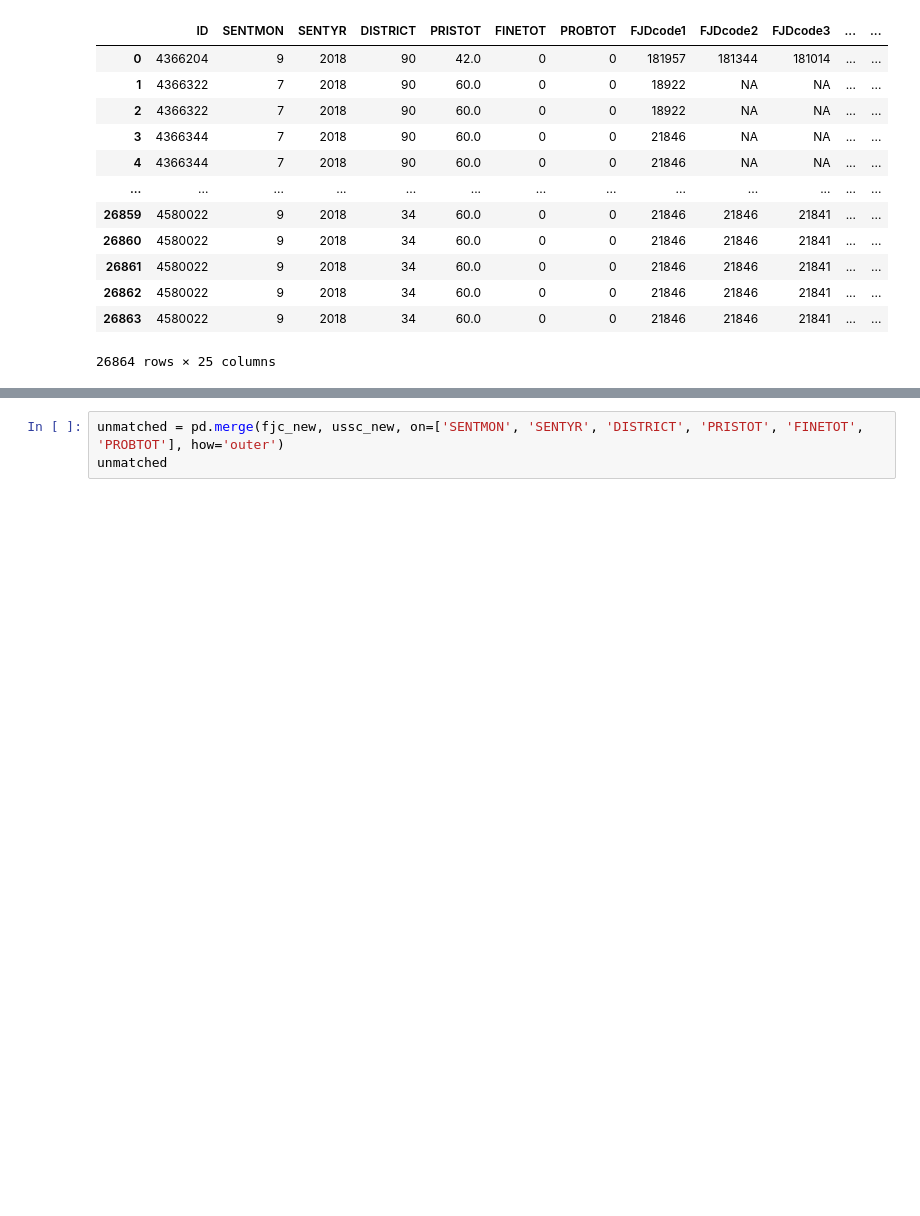
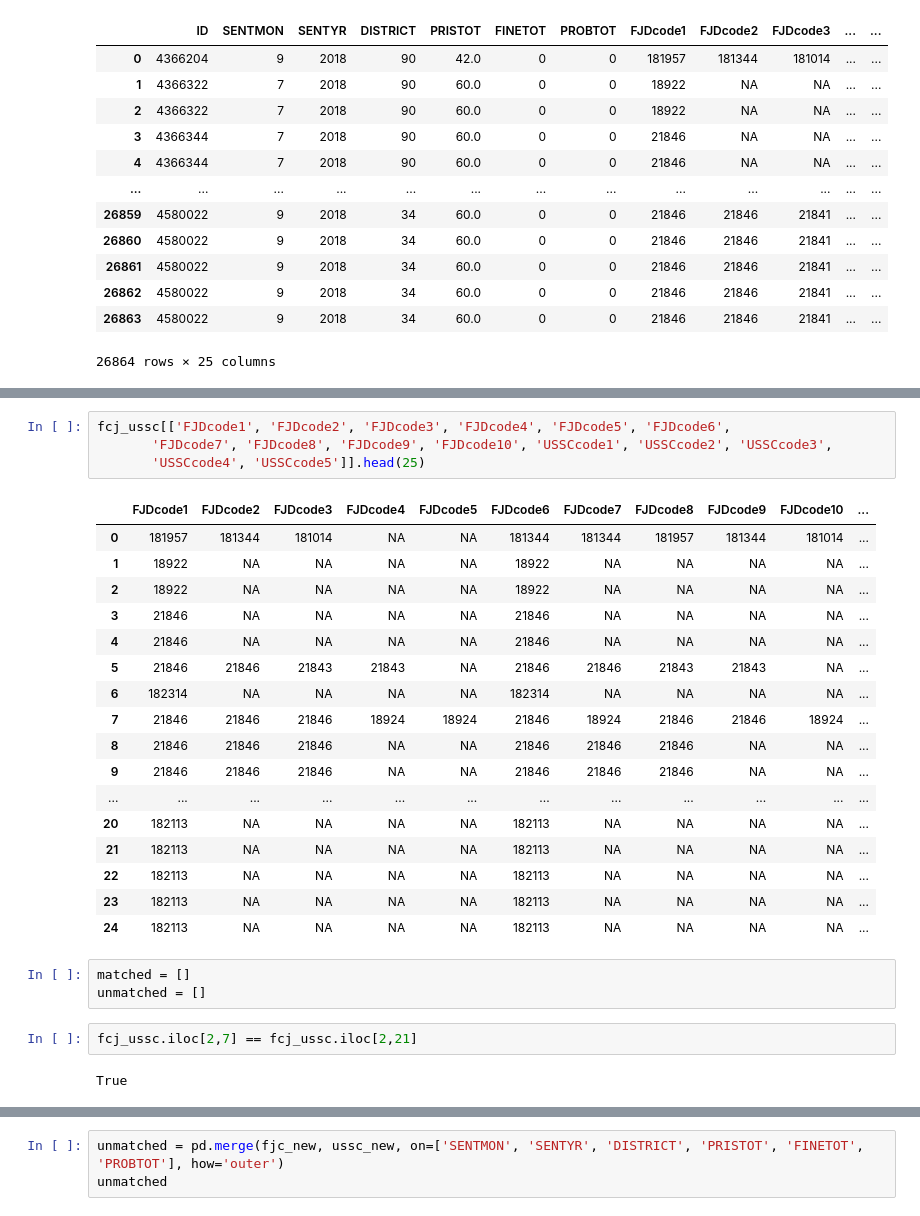
Before and after one commit to shiramichel/just-fair, a Jupyter notebook: merge_match_2018.ipynb, the cells around one changed output, grey strips where cells are left out. Saved outputs shown, nothing was run; the diff lists cells and outputs as text; blank space fills up the shorter version.

Commit message:
added lines to match codes

```diff
--- a/merge_match_2018.ipynb
+++ b/merge_match_2018.ipynb
@@ -111,0 +121,29 @@ fcj_ussc
+# %%
+fcj_ussc[['FJDcode1', 'FJDcode2', 'FJDcode3', 'FJDcode4', 'FJDcode5', 'FJDcode6',
+       'FJDcode7', 'FJDcode8', 'FJDcode9', 'FJDcode10', 'USSCcode1', 'USSCcode2', 'USSCcode3',
+       'USSCcode4', 'USSCcode5']].head(25)
+# %% [output]
+|  | FJDcode1 | FJDcode2 | FJDcode3 | FJDcode4 | FJDcode5 | FJDcode6 | FJDcode7 | FJDcode8 | FJDcode9 | FJDcode10 | ... |
+| 0 | 181957 | 181344 | 181014 | NA | NA | 181344 | 181344 | 181957 | 181344 | 181014 | ... |
+| 1 | 18922 | NA | NA | NA | NA | 18922 | NA | NA | NA | NA | ... |
+| 2 | 18922 | NA | NA | NA | NA | 18922 | NA | NA | NA | NA | ... |
+| 3 | 21846 | NA | NA | NA | NA | 21846 | NA | NA | NA | NA | ... |
+| 4 | 21846 | NA | NA | NA | NA | 21846 | NA | NA | NA | NA | ... |
+| 5 | 21846 | 21846 | 21843 | 21843 | NA | 21846 | 21846 | 21843 | 21843 | NA | ... |
+| 6 | 182314 | NA | NA | NA | NA | 182314 | NA | NA | NA | NA | ... |
+| 7 | 21846 | 21846 | 21846 | 18924 | 18924 | 21846 | 18924 | 21846 | 21846 | 18924 | ... |
+| 8 | 21846 | 21846 | 21846 | NA | NA | 21846 | 21846 | 21846 | NA | NA | ... |
+| 9 | 21846 | 21846 | 21846 | NA | NA | 21846 | 21846 | 21846 | NA | NA | ... |
+| ... | ... | ... | ... | ... | ... | ... | ... | ... | ... | ... | ... |
+| 20 | 182113 | NA | NA | NA | NA | 182113 | NA | NA | NA | NA | ... |
+| 21 | 182113 | NA | NA | NA | NA | 182113 | NA | NA | NA | NA | ... |
+| 22 | 182113 | NA | NA | NA | NA | 182113 | NA | NA | NA | NA | ... |
+| 23 | 182113 | NA | NA | NA | NA | 182113 | NA | NA | NA | NA | ... |
+| 24 | 182113 | NA | NA | NA | NA | 182113 | NA | NA | NA | NA | ... |
+# %%
+matched = []
+unmatched = []
+# %%
+fcj_ussc.iloc[2,7] == fcj_ussc.iloc[2,21]
+# %% [output]
+True
```
Also changed, not shown: parts of 6 cells of this notebook.
